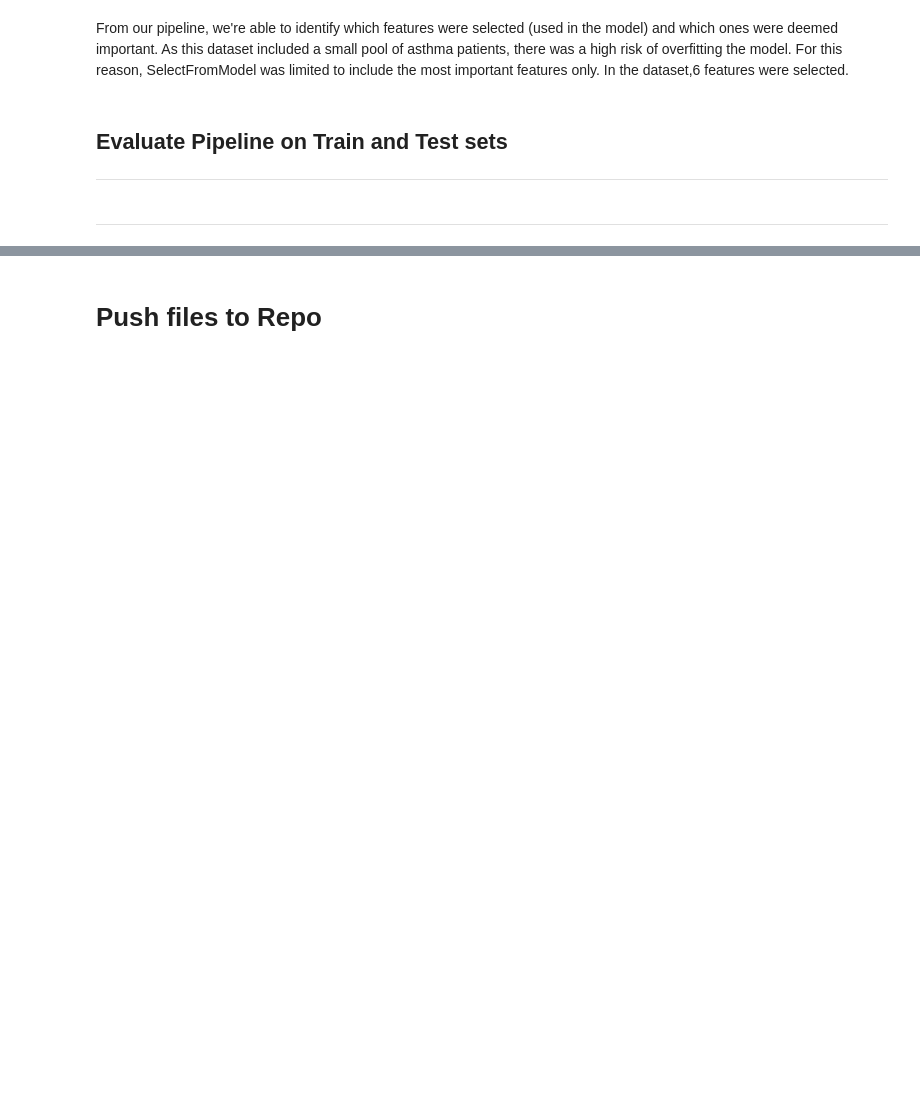
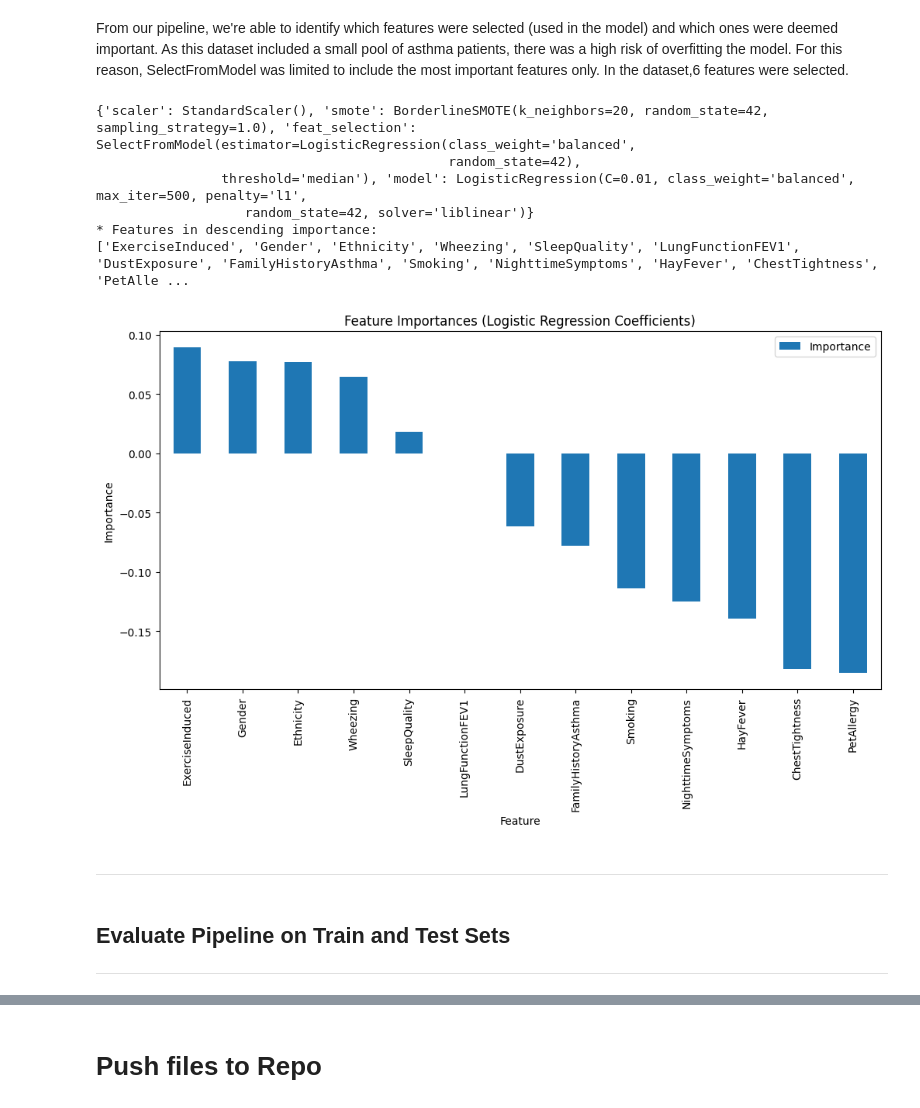
Before and after one commit to CodingLL25/AsthmaBurden, a Jupyter notebook: jupyter_notebooks/05_PredictingAsthma.ipynb, the cells around one changed output, grey strips where cells are left out. Cells and saved outputs as stored; diff of their text form; code cells hidden in the pictures; blank space fills up the shorter version.

```diff
--- a/jupyter_notebooks/05_PredictingAsthma.ipynb
+++ b/jupyter_notebooks/05_PredictingAsthma.ipynb
@@ -611,3 +558,0 @@ plt.show()
-# %% [markdown]
-## Evaluate Pipeline on Train and Test sets
----
@@ -641,2 +559,51 @@ clf_performance(
+# %%
+# Print pipeline steps
+print(pipeline_clf.named_steps)
+
+# Extract selected features
+try:
+    # Directly get support from SelectFromModel (no wrapper)
+    if 'feat_selection' in pipeline_clf.named_steps:
+        selected_features = pipeline_clf['feat_selection'].get_support(indices=True)
+        best_features_used_by_model = X_train.columns[selected_features]
+    else:
+        best_features_used_by_model = X_train.columns  # all features used
+
+    # Get model coefficients (for LogisticRegression)
+    feature_importance = pipeline_clf['model'].coef_[0]
+
+    # Check lengths match
+    if len(best_features_used_by_model) != len(feature_importance):
+        print(f"Warning: feature count ({len(best_features_used_by_model)}) "f"does not match importance count ({len(feature_importance)}).")
+
+    # Create DataFrame
+    df_feature_importance = pd.DataFrame({
+        'Feature': best_features_used_by_model,
+        'Importance': feature_importance[:len(best_features_used_by_model)]  # ensure same length
+    }).sort_values(by='Importance', ascending=False)
+
+    # Print feature order
+    print(f"* Features in descending importance:\n{df_feature_importance['Feature'].to_list()}")
+
+    # Plot
+    df_feature_importance.plot(kind='bar', x='Feature', y='Importance', figsize=(12,6))
+    plt.xlabel('Feature')
+    plt.ylabel('Importance')
+    plt.title('Feature Importances (Logistic Regression Coefficients)')
+    plt.show()
+
+except Exception as e:
+    print("Error extracting feature importance:", e)
+# %% [output]
+{'scaler': StandardScaler(), 'smote': BorderlineSMOTE(k_neighbors=20, random_state=42, sampling_strategy=1.0), 'feat_selection': SelectFromModel(estimator=LogisticRegression(class_weight='balanced',
+                                             random_state=42),
+                threshold='median'), 'model': LogisticRegression(C=0.01, class_weight='balanced', max_iter=500, penalty='l1',
+                   random_state=42, solver='liblinear')}
+* Features in descending importance:
+['ExerciseInduced', 'Gender', 'Ethnicity', 'Wheezing', 'SleepQuality', 'LungFunctionFEV1', 'DustExposure', 'FamilyHistoryAsthma', 'Smoking', 'NighttimeSymptoms', 'HayFever', 'ChestTightness', 'PetAlle ...
+[figure, added]
 # %% [markdown]
 ---
+# %% [markdown]
+## Evaluate Pipeline on Train and Test Sets
+---
```
Also changed, not shown: parts of 55 cells of this notebook, 7 other files.
